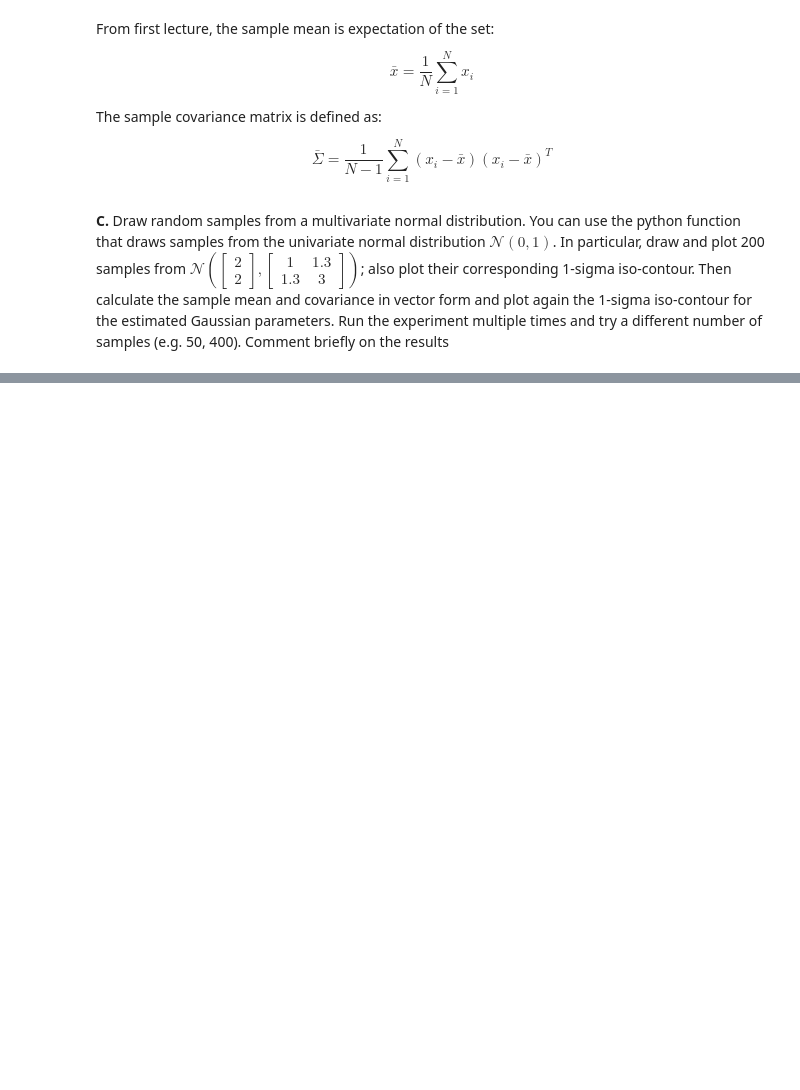
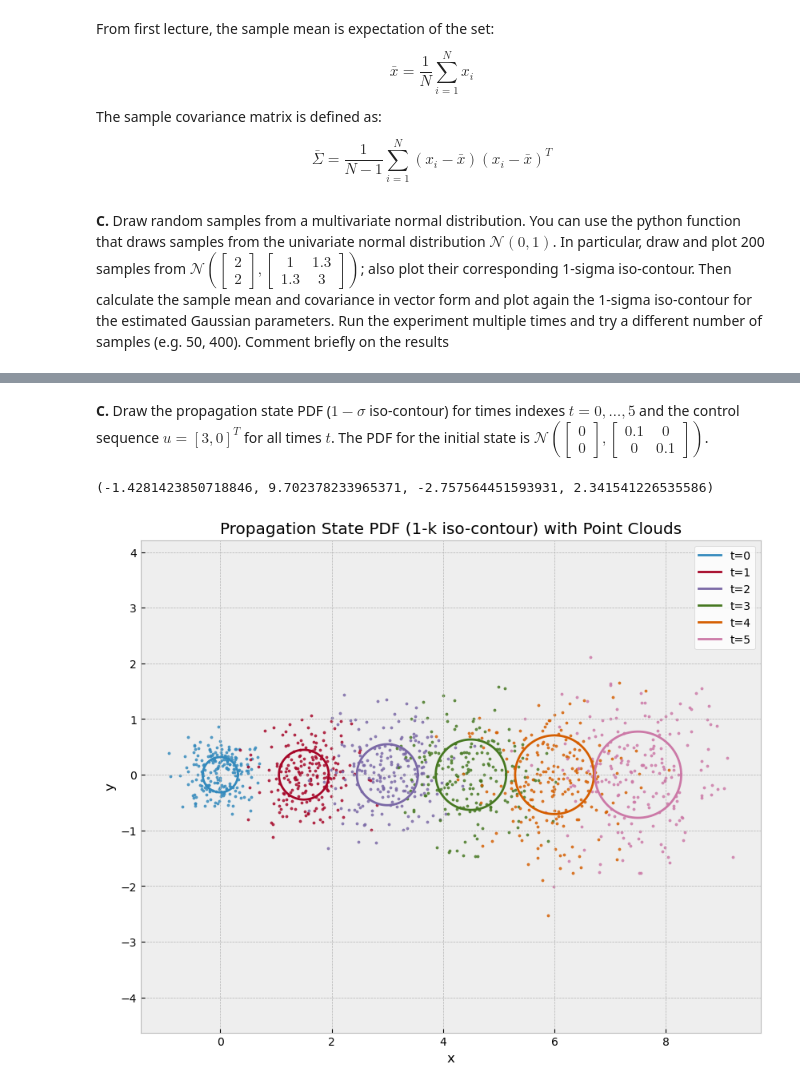
Before and after one commit to Fatyhich/sk_perception, a Jupyter notebook: PS/PS1_Fatykhich.ipynb, the cells around one changed output, grey strips where cells are left out. Drawn from its saved outputs; the diff is of its cells as text; code cells hidden in the pictures; blank space fills up the shorter version.

```diff
--- a/PS/PS1_Fatykhich.ipynb
+++ b/PS/PS1_Fatykhich.ipynb
@@ -243,0 +439,47 @@ plt.show()
+# %% [markdown]
+**C.** Draw the propagation state PDF ($1-\sigma$ iso-contour) for times indexes $t = 0, \dots ,5$ and the control sequence $u = \left[3, 0 \right]^T$ for all times $t$. The PDF for the initial state is $\mathcal{N} \left( \begin{bmatrix} 0 \\ 0 \end{bmatrix}, \begin{bmatrix} 0.1 & 0 \\ 0 & 0.1 \end{bmatrix} \right)$.
+# %%
+mu_initial = np.array([0, 0])
+u_control = np.array([3, 0])
+cov_initial = np.array([[0.1, 0], [0, 0.1]])
+sigma_eta = np.array([[0.1, 0], [0, 0.1]])
+dt = 0.5
+
+plt.figure(figsize=(10, 8))
+
+# For each time step
+for n in range(6):
+    # Calculate mean at time t
+    mu_t = mu_initial + n * dt * u_control
+
+    # Calculate covariance at time t
+    sigma_t = cov_initial + n * sigma_eta
+
+    L = np.linalg.cholesky(sigma_t)
+
+    # Generate points for 1-sigma ellipse
+    theta = np.linspace(0, 2*np.pi, 100)
+    ellipse = np.zeros((2, theta.size))
+
+    for i in range(theta.size):
+        circle_pt = np.array([np.cos(theta[i]), np.sin(theta[i])])
+        ellipse_pt = mu_t + np.dot(L, circle_pt)
+        ellipse[:,i] = ellipse_pt
+
+    plt.plot(ellipse[0,:], ellipse[1,:], label=f't={n}')
+
+    num_points = 200
+    samples = np.random.randn(2, num_points)
+    points = mu_t.reshape(-1,1) + np.dot(L, samples)
+
+    plt.scatter(points[0,:], points[1,:], alpha=0.8, s=5)
+
+plt.grid(True)
+plt.xlabel('x')
+plt.ylabel('y')
+plt.title('Propagation State PDF (1-k iso-contour) with Point Clouds')
+plt.legend(facecolor='white')
+plt.axis('equal')
+# %% [output]
+(-1.4281423850718846, 9.702378233965371, -2.757564451593931, 2.341541226535586)
+[figure, added]
```
Also changed, not shown: parts of 20 cells of this notebook.
